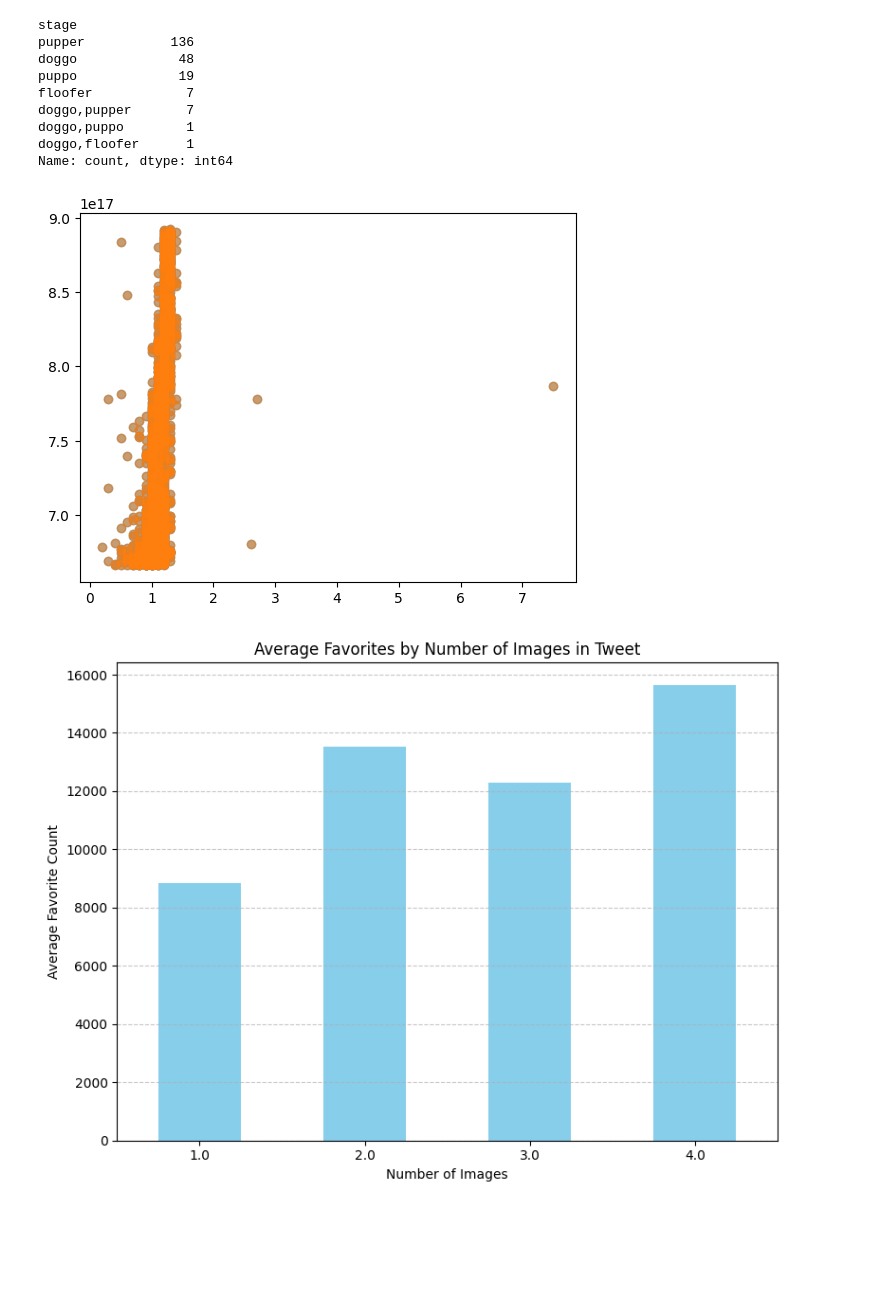
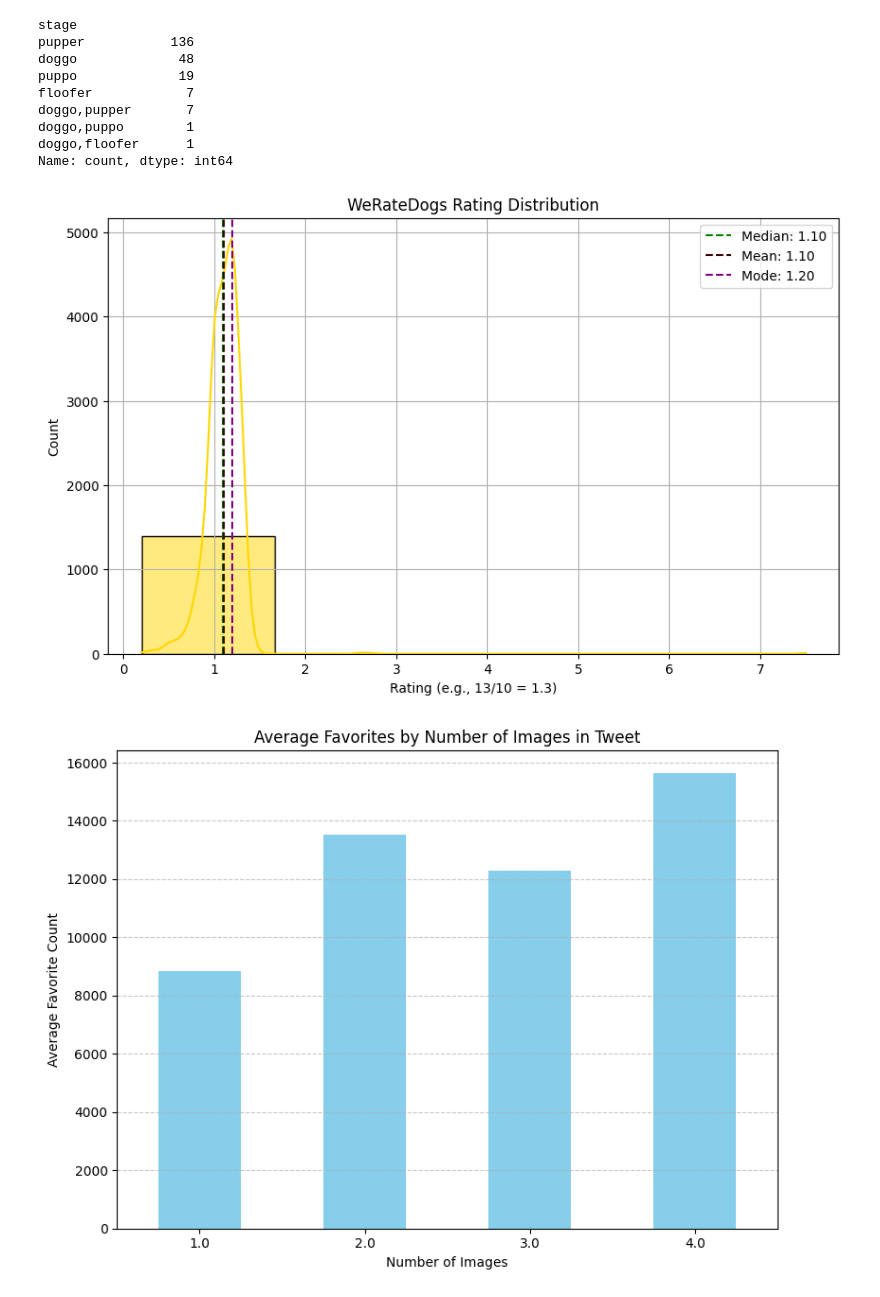
Before and after one commit to youschamp/main, a Jupyter notebook: wrangle_act.ipynb, the cells around one changed output. Saved outputs shown, nothing was run; the diff lists cells and outputs as text; code cells hidden in the pictures; blank space fills up the shorter version.

```diff
--- a/wrangle_act.ipynb
+++ b/wrangle_act.ipynb
@@ -518,15 +508,33 @@ doggo,pupper       7
 doggo,puppo        1
 doggo,floofer      1
 Name: count, dtype: int64
-# %%
-master_df['numeric_rating'] = master_df['rating'].apply(lambda x: float(x.split('/')[0]) / float(x.split('/')[1]))
-import matplotlib.pyplot as plt
-
-# Plot the histogram for numeric_rating
-plt.scatter(master_df['numeric_rating'], master_df['tweet_id'], alpha=0.5)
-plt.show()
-# %% [output]
-[figure, removed]
+# %%
+# Convert 'rating' column to float (e.g., "13/10" -> 1.3)
+rating_float = master_df['rating'].str.split('/', expand=True)
+rating_float = rating_float[0].astype(float) / rating_float[1].astype(float)
+
+mean_rating = rating_float.mean()
+median_rating = rating_float.median()
+mode_rating = rating_float.mode()[0]
+
+# Plot
+plt.figure(figsize=(10, 6))
+sns.histplot(rating_float, kde=True, bins=5, color='gold')
+
+# Lines for mean, median, mode
+plt.axvline(median_rating, color='green', linestyle='--', label=f'Median: {median_rating:.2f}')
+plt.axvline(mean_rating, color='#360101', linestyle='--', label=f'Mean: {mean_rating:.2f}')
+plt.axvline(mode_rating, color='purple', linestyle='--', label=f'Mode: {mode_rating:.2f}')
+
+# Labels and title
+plt.legend()
+plt.title('WeRateDogs Rating Distribution')
+plt.xlabel('Rating (e.g., 13/10 = 1.3)')
+plt.ylabel('Count')
+plt.grid(True)
+plt.show()
+# %% [output]
+[figure, added]
 # %%
 avg_fav_by_img = master_df.groupby('img_num')['favorite_count'].mean()
 
```
Also changed, not shown: parts of 3 cells of this notebook, 3 other files.
